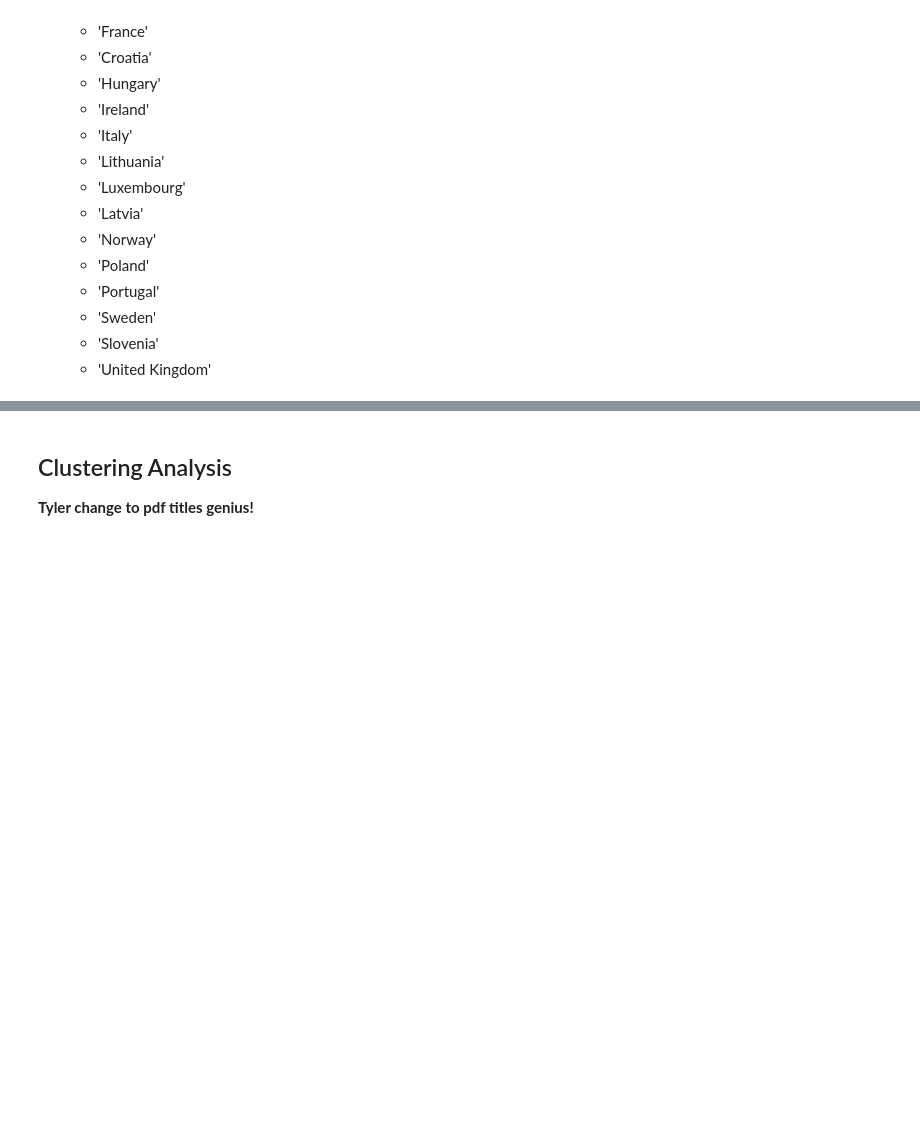
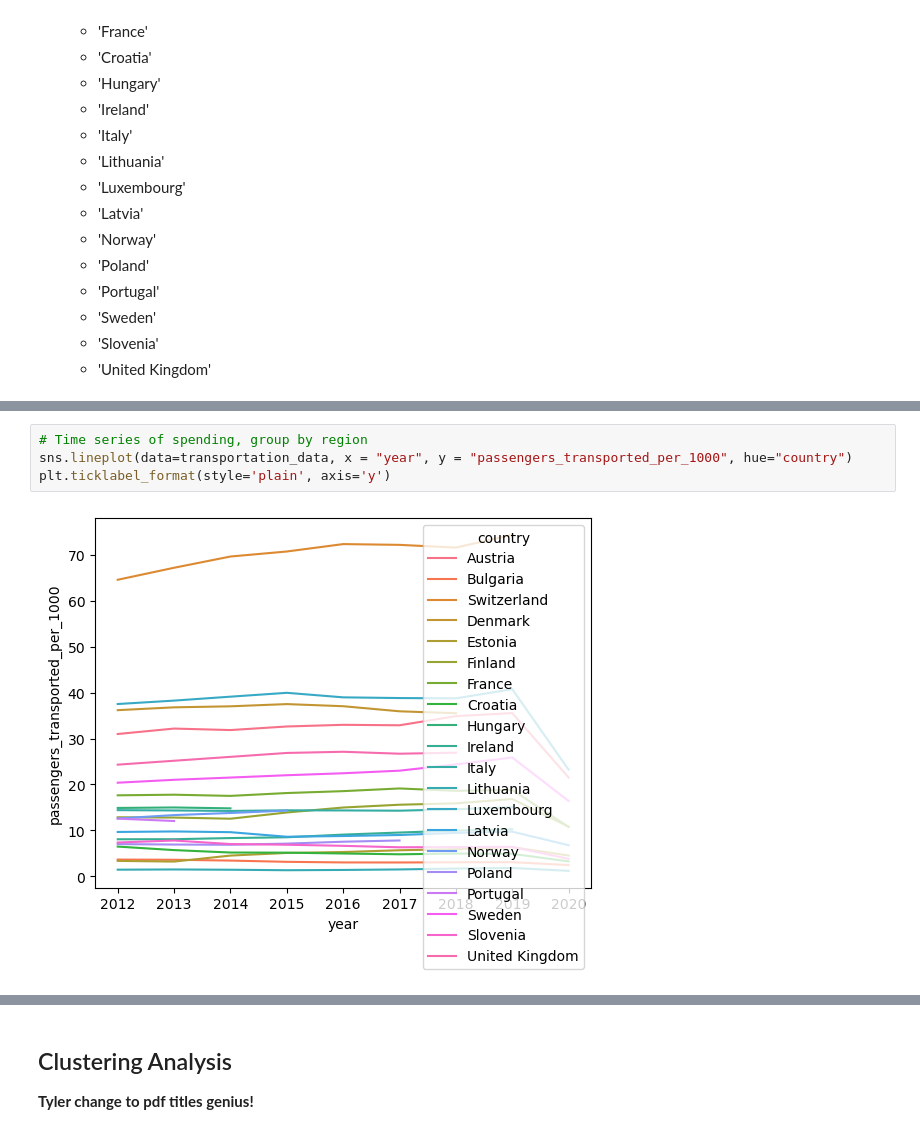
Before and after one commit to emanmozaffar/si618-final-project, a Jupyter notebook: final_submission.ipynb, the cells around one changed output, grey strips where cells are left out. Saved outputs shown, nothing was run; the diff lists cells and outputs as text; blank space fills up the shorter version.

```diff
--- a/final_submission.ipynb
+++ b/final_submission.ipynb
@@ -897,0 +921,6 @@ for column in columns_to_plot:
+# %%
+# Time series of spending, group by region
+sns.lineplot(data=transportation_data, x = "year", y = "passengers_transported_per_1000", hue="country")
+plt.ticklabel_format(style='plain', axis='y')
+# %% [output]
+[figure, added]
```
Also changed, not shown: parts of 33 cells of this notebook.
